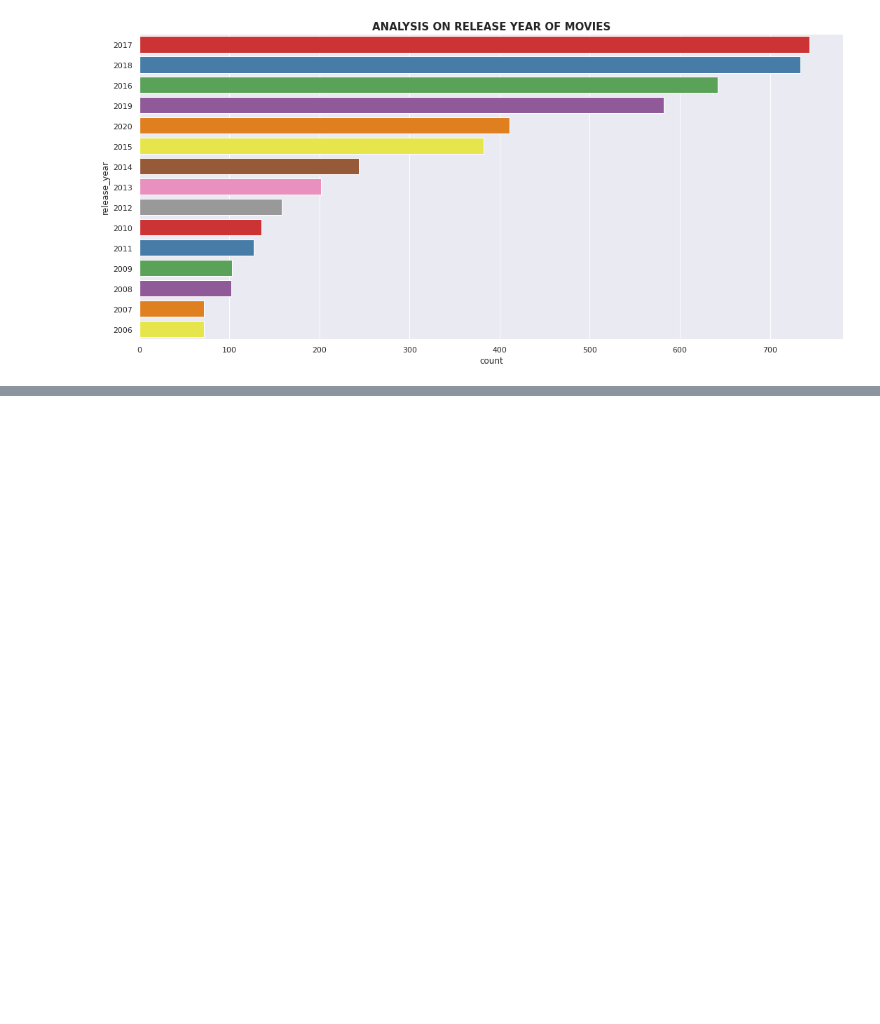
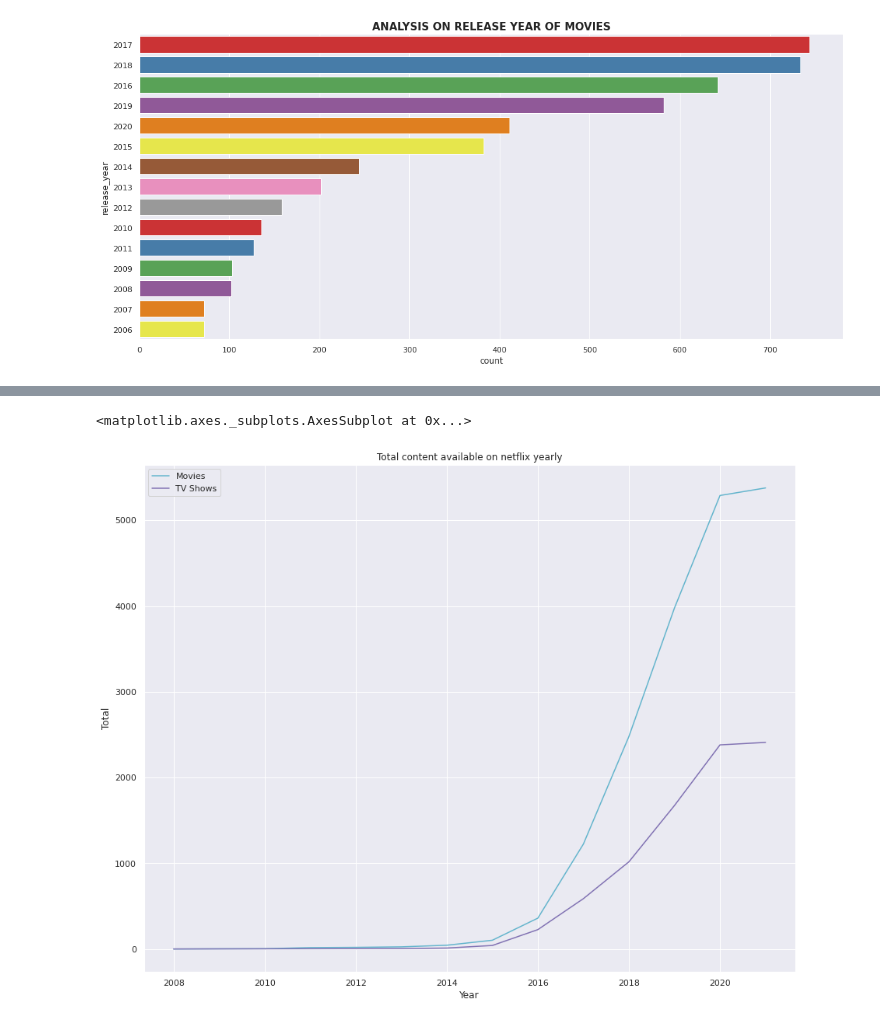
Before and after one commit to 143biswajit/NETFLIX-MOVIES-AND-TV-SHOWS-CLUSTERING, a Jupyter notebook: NETFLIX_MOVIES_AND_TV_SHOWS_CLUSTERING.ipynb, the cells around one changed output, grey strips where cells are left out. Saved outputs shown, nothing was run; the diff lists cells and outputs as text; code cells hidden in the pictures; blank space fills up the shorter version.

```diff
--- a/NETFLIX_MOVIES_AND_TV_SHOWS_CLUSTERING.ipynb
+++ b/NETFLIX_MOVIES_AND_TV_SHOWS_CLUSTERING.ipynb
@@ -425,0 +462,27 @@ plt.show()
+# %%
+# Plotting count of movies/tv shows available on netflix with time
+tv_show_c = pd.DataFrame()
+tv_show_c['year'] = netflix_shows['date_added'].dt.year.value_counts().index
+tv_show_c['added_c'] = netflix_shows['date_added'].dt.year.value_counts().values
+tv_show_c['total_c'] = tv_show_c['added_c']
+for index,yr in tv_show_c['year'].iteritems():
+  tv_show_c.loc[index,'total_c'] = tv_show_c[tv_show_c['year']<=yr]['added_c'].sum()
+tv_show_c.set_index('year',inplace=True)
+
+movie_c = pd.DataFrame()
+movie_c['year'] = netflix_movies['date_added'].dt.year.value_counts().index
+movie_c['added_c'] = netflix_movies['date_added'].dt.year.value_counts().values
+movie_c['total_c'] = movie_c['added_c']
+for index,yr in movie_c['year'].iteritems():
+  movie_c.loc[index,'total_c'] = movie_c[movie_c['year']<=yr]['added_c'].sum()
+movie_c.set_index('year',inplace=True)
+
+plt.figure(figsize=(15,12))
+plt.xlabel('Year')
+plt.ylabel('Total')
+plt.title('Total content available on netflix yearly')
+sns.lineplot(data=movie_c['total_c'], color="c",label="Movies")
+sns.lineplot(data=tv_show_c['total_c'], color="m", label="TV Shows")
+# %% [output]
+<matplotlib.axes._subplots.AxesSubplot at 0x...>
+[figure, added]
```
Also changed, not shown: parts of 28 cells of this notebook.
